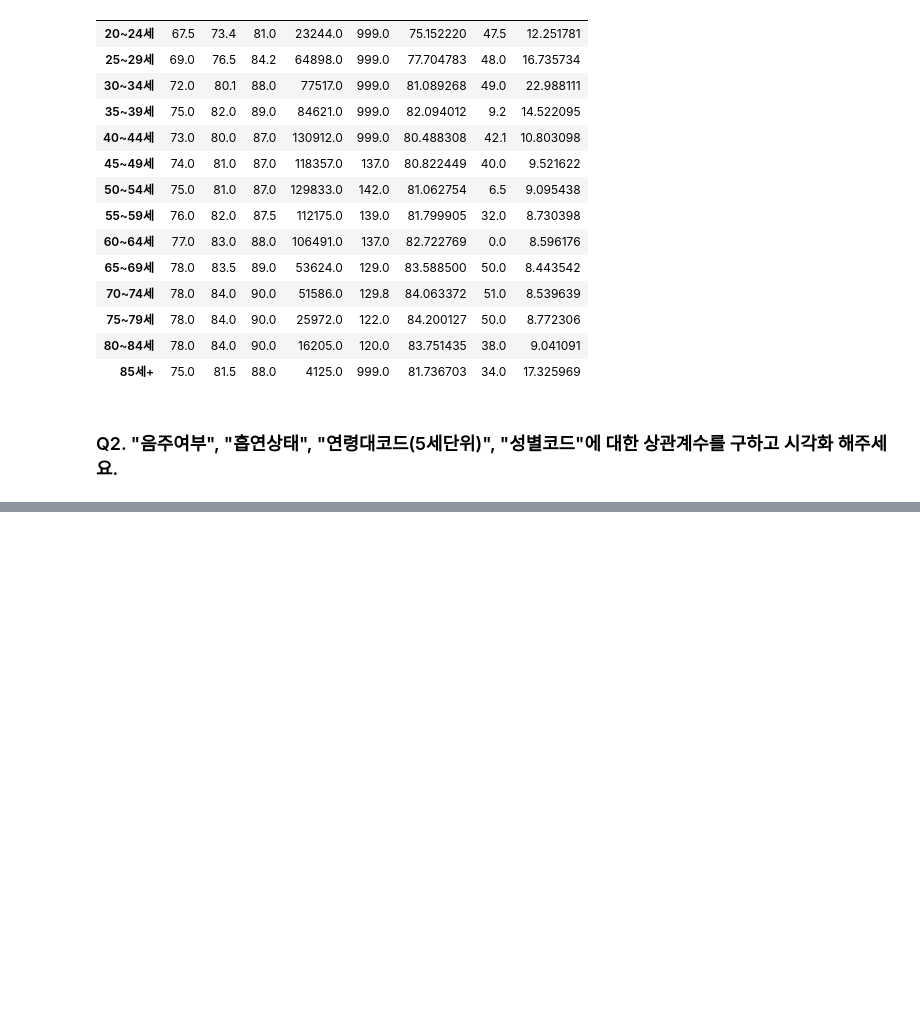
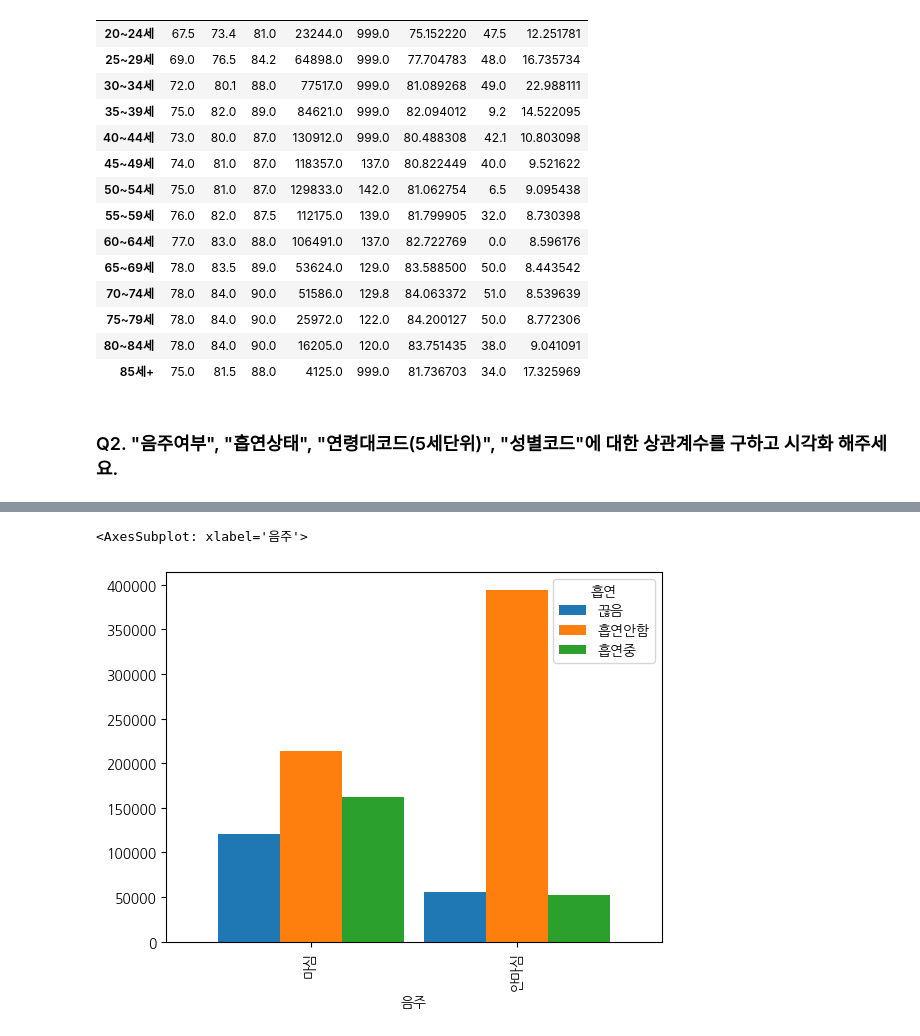
Before and after one commit to seongbeom-kr/boost_data_science, a Jupyter notebook: week3.ipynb, the cells around one changed output, grey strips where cells are left out. Saved outputs shown, nothing was run; the diff lists cells and outputs as text; code cells hidden in the pictures; blank space fills up the shorter version.

```diff
--- a/week3.ipynb
+++ b/week3.ipynb
@@ -85,0 +108,15 @@ df1.pivot_table(index='연령대',values='허리둘레',
+# %%
+ # 흡연 1(피우지 않는다), 2(이전에 피웠으나 끊었다), 3(현재도 피우고 있다)
+    # 음주 0(마시지 않은다), 1(마신다)
+smoke = {1 : "흡연안함", 2: "끊음", 3: "흡연중"}
+drink = {0: "안마심", 1: "마심"}
+
+    # df["흡연"]
+
+    # df["음주"]
+# %%
+df2 = df.replace({'흡연상태':smoke,'음주여부':drink})
+# replace로 대체
+df2=df2.rename(columns={'흡연상태':'흡연',"음주여부":"음주"})
+#column명 변경
+df2.head()
@@ -85,0 +151,5 @@ df1.pivot_table(index='연령대',values='허리둘레',
+# %%
+pd.crosstab(df2['음주'],df2['흡연'],margins=False).plot(kind='bar',width=0.9)
+# %% [output]
+<AxesSubplot: xlabel='음주'>
+[figure, added]
```
Also changed, not shown: parts of 16 cells of this notebook.
